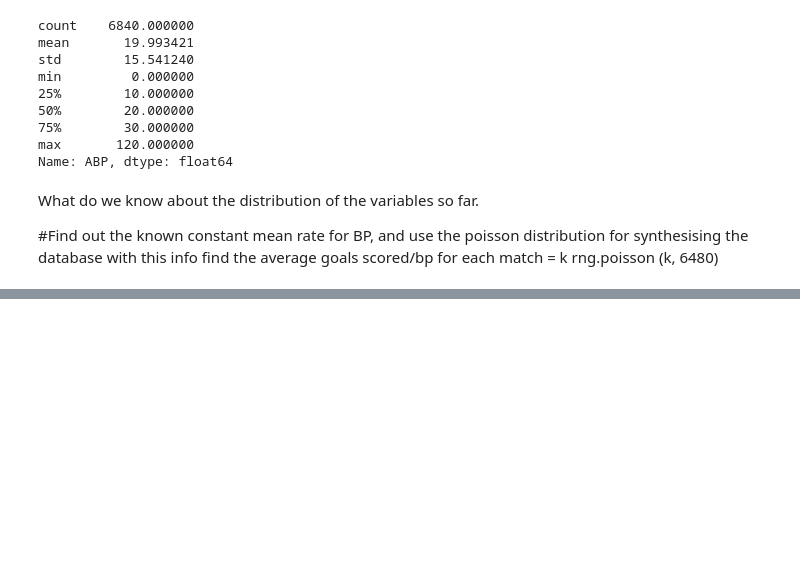
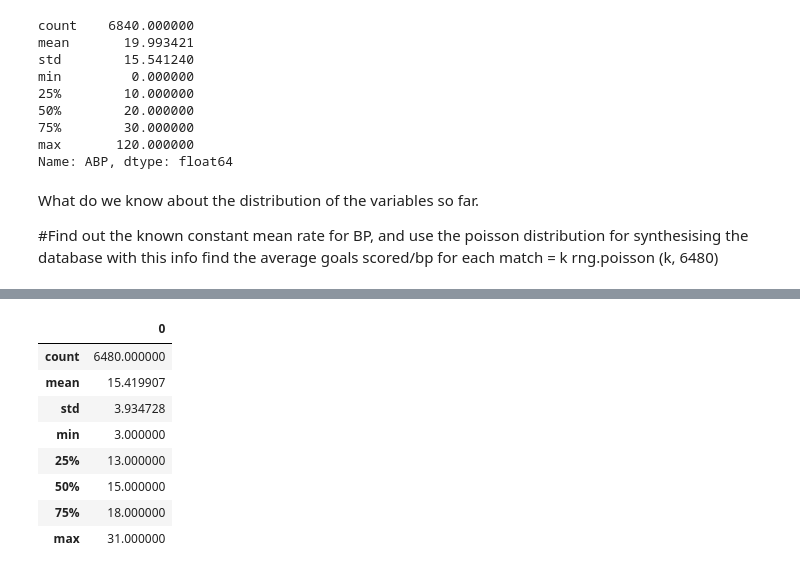
Before and after one commit to Kevin002023/PFDA-Assignment, a Jupyter notebook: PFDA -Assignment.ipynb, the cells around one changed output, grey strips where cells are left out. Saved outputs shown, nothing was run; the diff lists cells and outputs as text; code cells hidden in the pictures; blank space fills up the shorter version.

```diff
--- a/PFDA -Assignment.ipynb
+++ b/PFDA -Assignment.ipynb
@@ -207,0 +291,16 @@ find the average goals scored/bp for each match = k rng.poisson (k, 6480)
+# %%
+df3 = np.random.poisson(mean_home_bp, 6480)
+
+# New Home Booking Points (NHBP) generated variable
+NHBP = pd.DataFrame(df3)
+NHBP.describe()
+# %% [output]
+|  | 0 |
+| count | 6480.000000 |
+| mean | 15.419907 |
+| std | 3.934728 |
+| min | 3.000000 |
+| 25% | 13.000000 |
+| 50% | 15.000000 |
+| 75% | 18.000000 |
+| max | 31.000000 |
```
Also changed, not shown: parts of 17 cells of this notebook.
